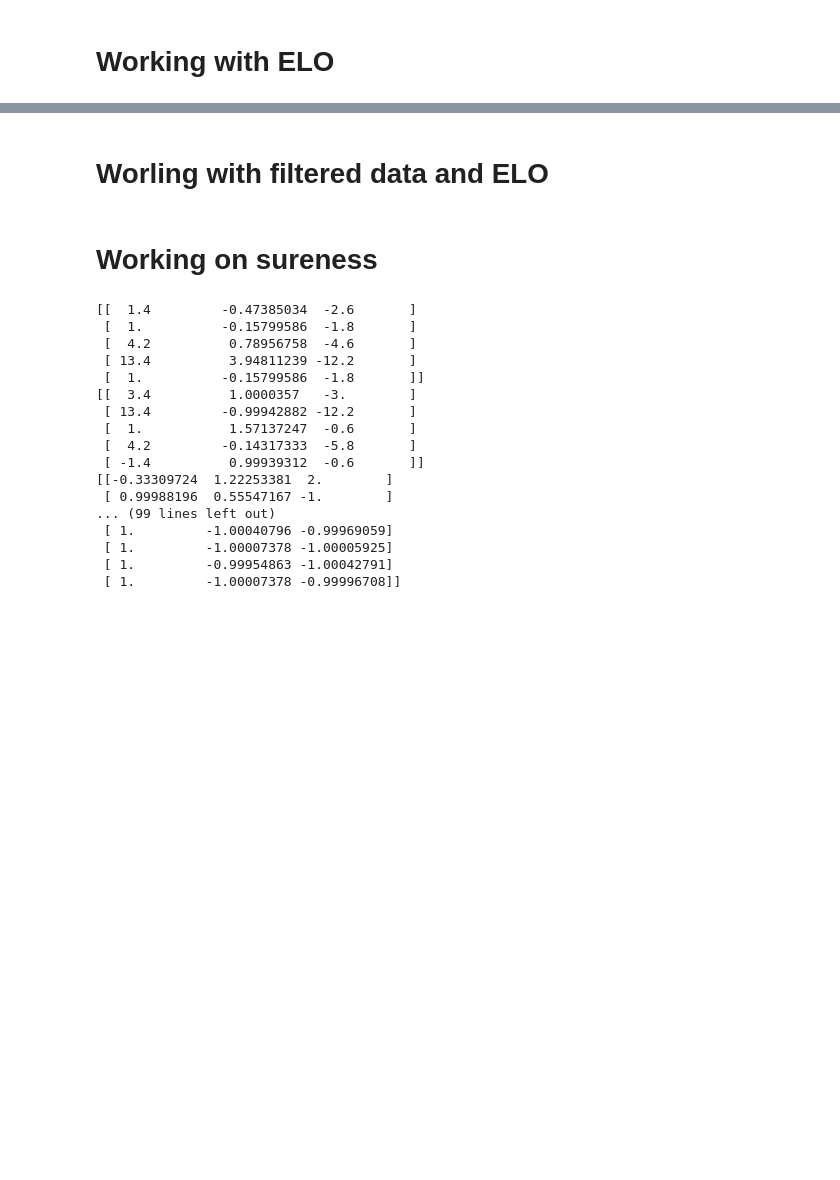
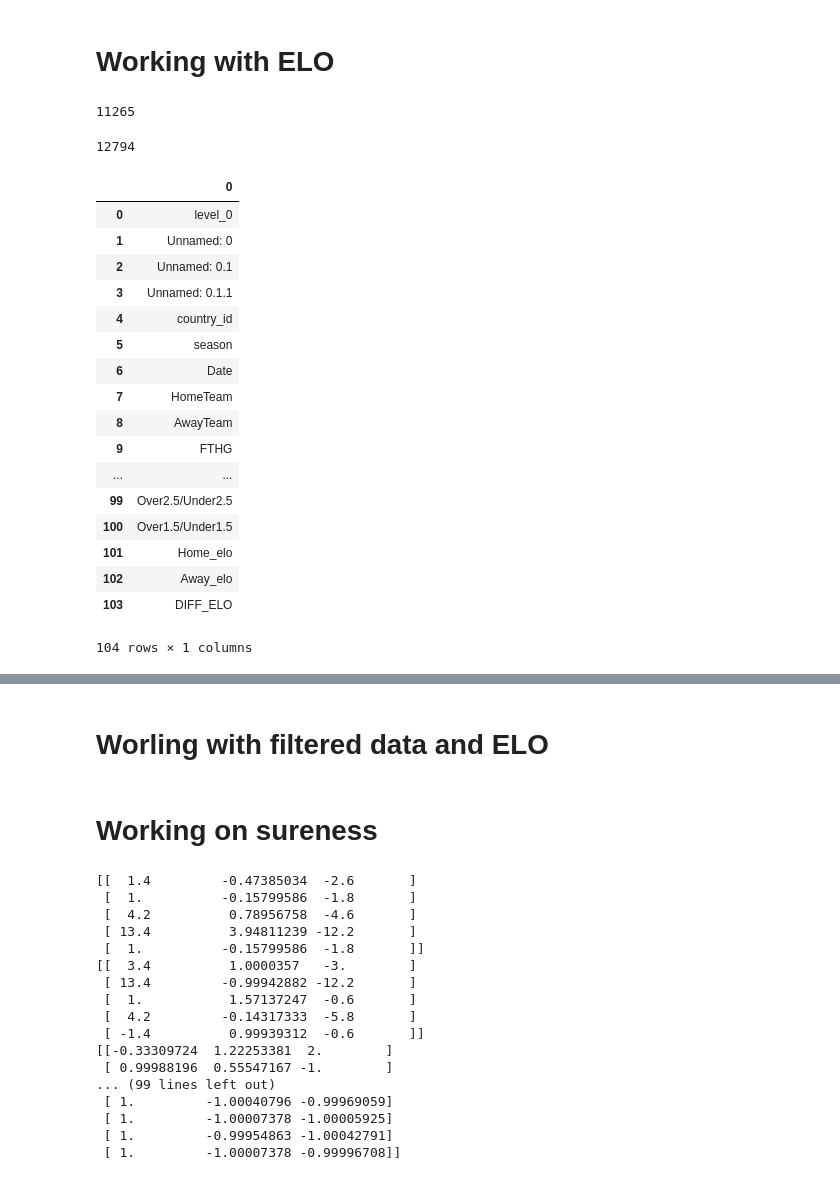
Before and after one commit to hh1713/football_machine, a Jupyter notebook: notebooks/final_project.ipynb, the cells around one changed output, grey strips where cells are left out. Cells and saved outputs as stored; diff of their text form; code cells hidden in the pictures; blank space fills up the shorter version.

```diff
--- a/notebooks/final_project.ipynb
+++ b/notebooks/final_project.ipynb
@@ -562,0 +567,8 @@ scores
+# %%
+len(final_elo[abs(final_elo['DIFF_ELO'])>100])
+# %% [output]
+11265
+# %%
+len(final_elo)-len(final_elo[abs(final_elo['DIFF_ELO'])>100])
+# %% [output]
+12794
@@ -562,0 +583,21 @@ scores
+# %%
+pd.DataFrame(allchampionships_elo[0].df.columns)
+# %% [output]
+|  | 0 |
+| 0 | level_0 |
+| 1 | Unnamed: 0 |
+| 2 | Unnamed: 0.1 |
+| 3 | Unnamed: 0.1.1 |
+| 4 | country_id |
+| 5 | season |
+| 6 | Date |
+| 7 | HomeTeam |
+| 8 | AwayTeam |
+| 9 | FTHG |
+| ... | ... |
+| 99 | Over2.5/Under2.5 |
+| 100 | Over1.5/Under1.5 |
+| 101 | Home_elo |
+| 102 | Away_elo |
+| 103 | DIFF_ELO |
+104 rows × 1 columns
```
Also changed, not shown: parts of 8 cells of this notebook, 1 other file.
